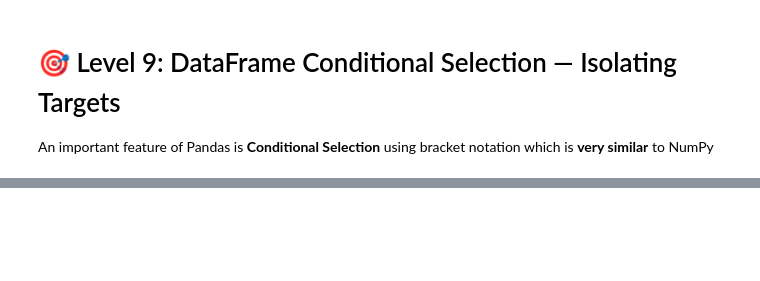
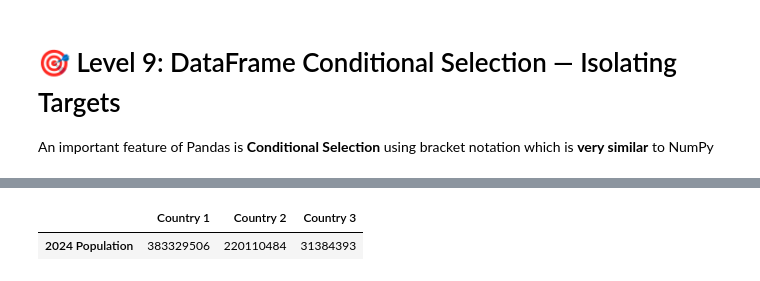
Before and after one commit to ahmedfakhar747/pandas-for-data-science, a Jupyter notebook: pandas_basics_from_zero_to_hero.ipynb, the cells around one changed output, grey strips where cells are left out. Cells and saved outputs as stored; diff of their text form; code cells hidden in the pictures; blank space fills up the shorter version.

```diff
--- a/pandas_basics_from_zero_to_hero.ipynb
+++ b/pandas_basics_from_zero_to_hero.ipynb
@@ -537,0 +548,5 @@ randPopulation[randPopulation > 300000000]
+# %%
+randPopulation[randPopulation["Country 1"] > 300000000]
+# %% [output]
+|  | Country 1 | Country 2 | Country 3 |
+| 2024 Population | 383329506 | 220110484 | 31384393 |
```
Also changed, not shown: parts of 24 cells of this notebook.
